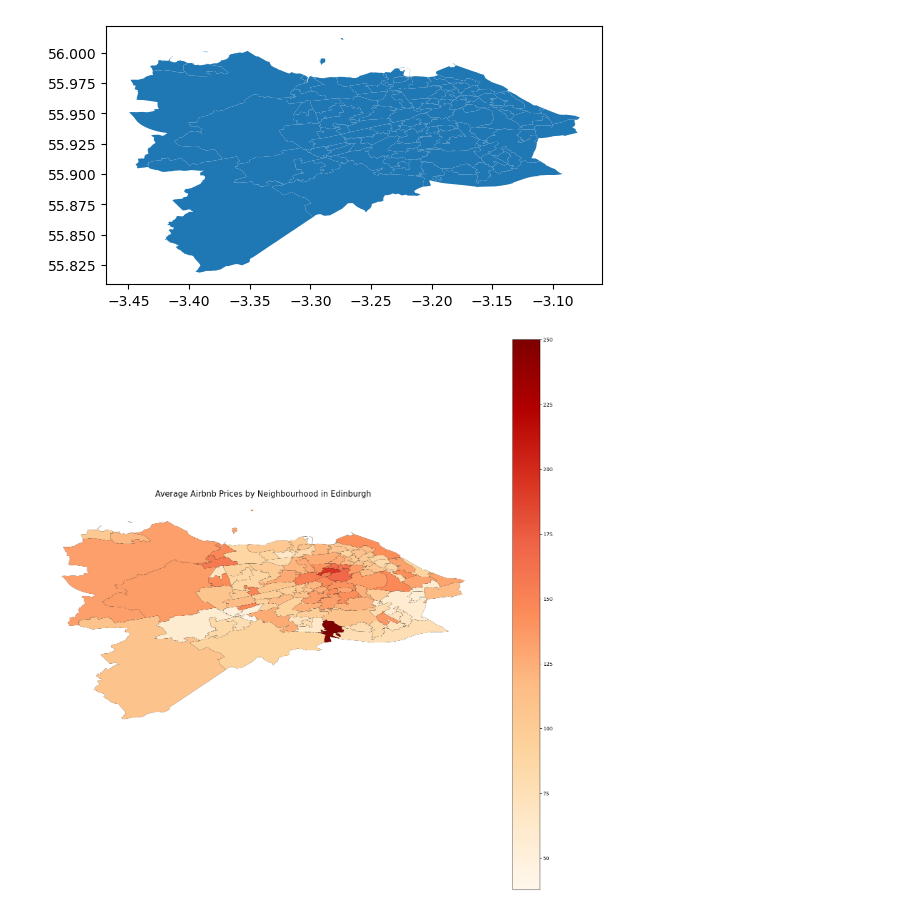
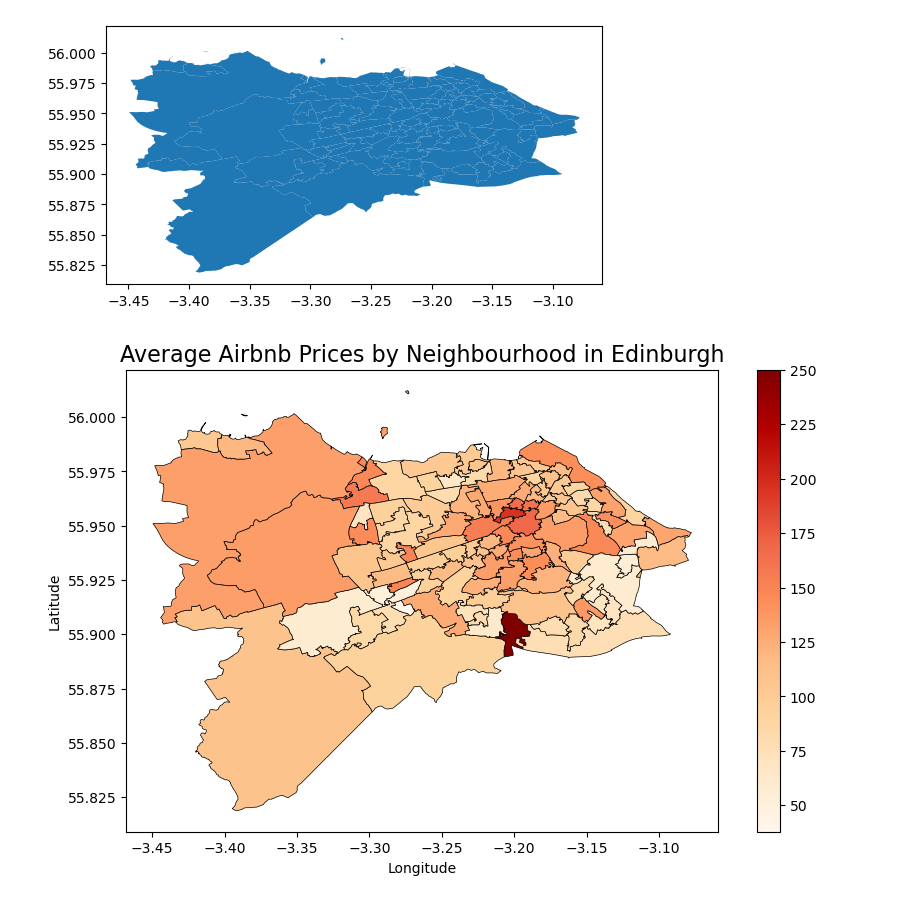
Before and after one commit to Arnesh997/FDS-Airbnb, a Jupyter notebook: main_2 arnesh_nbd1.ipynb, the cells around one changed output. Cells and saved outputs as stored; diff of their text form; code cells hidden in the pictures.

```diff
--- a/main_2 arnesh_nbd1.ipynb
+++ b/main_2 arnesh_nbd1.ipynb
@@ -123,34 +127,36 @@ gdf = gpd.GeoDataFrame(listings_df, geometry=geometry)
 # Read the neighbourhoods data from a CSV file into a pandas dataframe
 neighbourhoods_df = pd.read_csv('/Users/arneshsaha/Desktop/AirBnb/datasets/neighbourhoods.csv')
 neighbourhoods_df.drop(columns=['neighbourhood_group'], inplace=True)
 # Convert the geometry column to a GeoSeries object
 geometry2 = gpd.GeoSeries.from_wkt(neighbourhoods_df['geometry'])
 
 # Create a geopandas dataframe with the geometry column
 neighbourhoods_gdf = gpd.GeoDataFrame(neighbourhoods_df, geometry=geometry2)
 neighbourhoods_gdf
 
 # Perform a spatial join to get the neighbourhoods for each Airbnb listing
 merged = gpd.sjoin(gdf, neighbourhoods_gdf, op='within')
 merged
 
 # Calculate the average price for each neighbourhood
 neighbourhood_prices = merged.groupby('neighbourhood')['price'].mean()
 
 
+
 # Merge the average prices with the neighbourhoods geodataframe
 merged_neighbourhoods = neighbourhoods_gdf.merge(neighbourhood_prices, on='neighbourhood')
 merged_neighbourhoods = merged_neighbourhoods.drop(merged_neighbourhoods.columns[0], axis=1)
 merged_neighbourhoods
 
 # Plot the average prices for each neighbourhood
-fig, ax = plt.subplots(figsize=(20, 20))
+fig, ax = plt.subplots(1,figsize=(10, 6))
 
-merged_neighbourhoods.plot(column='price', ax=ax, legend=True, cmap='OrRd', edgecolor='black', linewidth=0.2)
+merged_neighbourhoods.plot(column='price', ax=ax, legend=True, cmap='OrRd', edgecolor='black', linewidth=0.5, aspect = 1.5)
 
 ax.set_title('Average Airbnb Prices by Neighbourhood in Edinburgh', fontdict={'fontsize': 16})
-ax.set_axis_off()
+ax.set_xlabel('Longitude')
+ax.set_ylabel('Latitude')
 
 plt.show()
 # %% [output]
-[figure, old version]
+[figure, new version]
```
Also changed, not shown: parts of 3 cells of this notebook.
